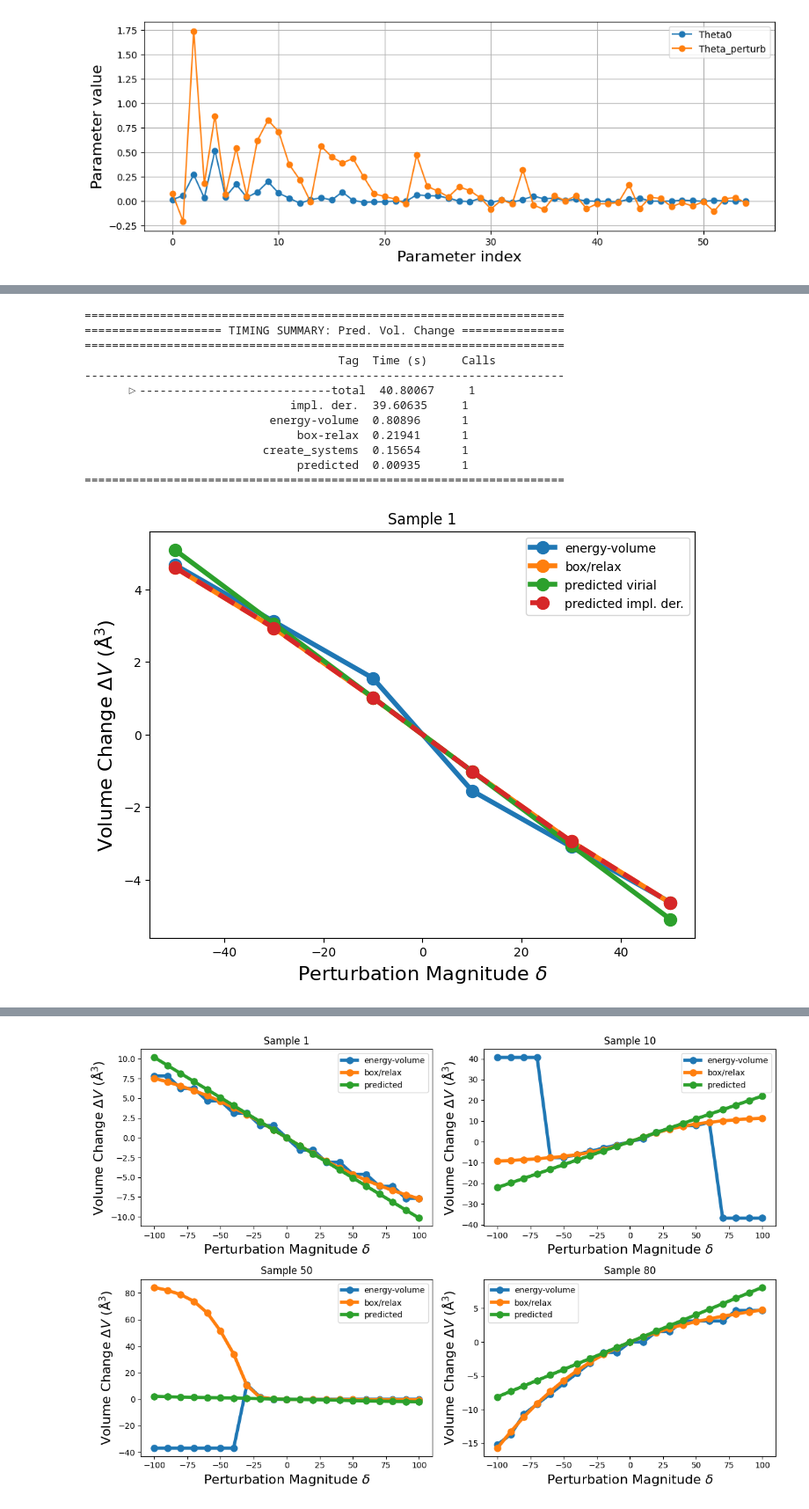
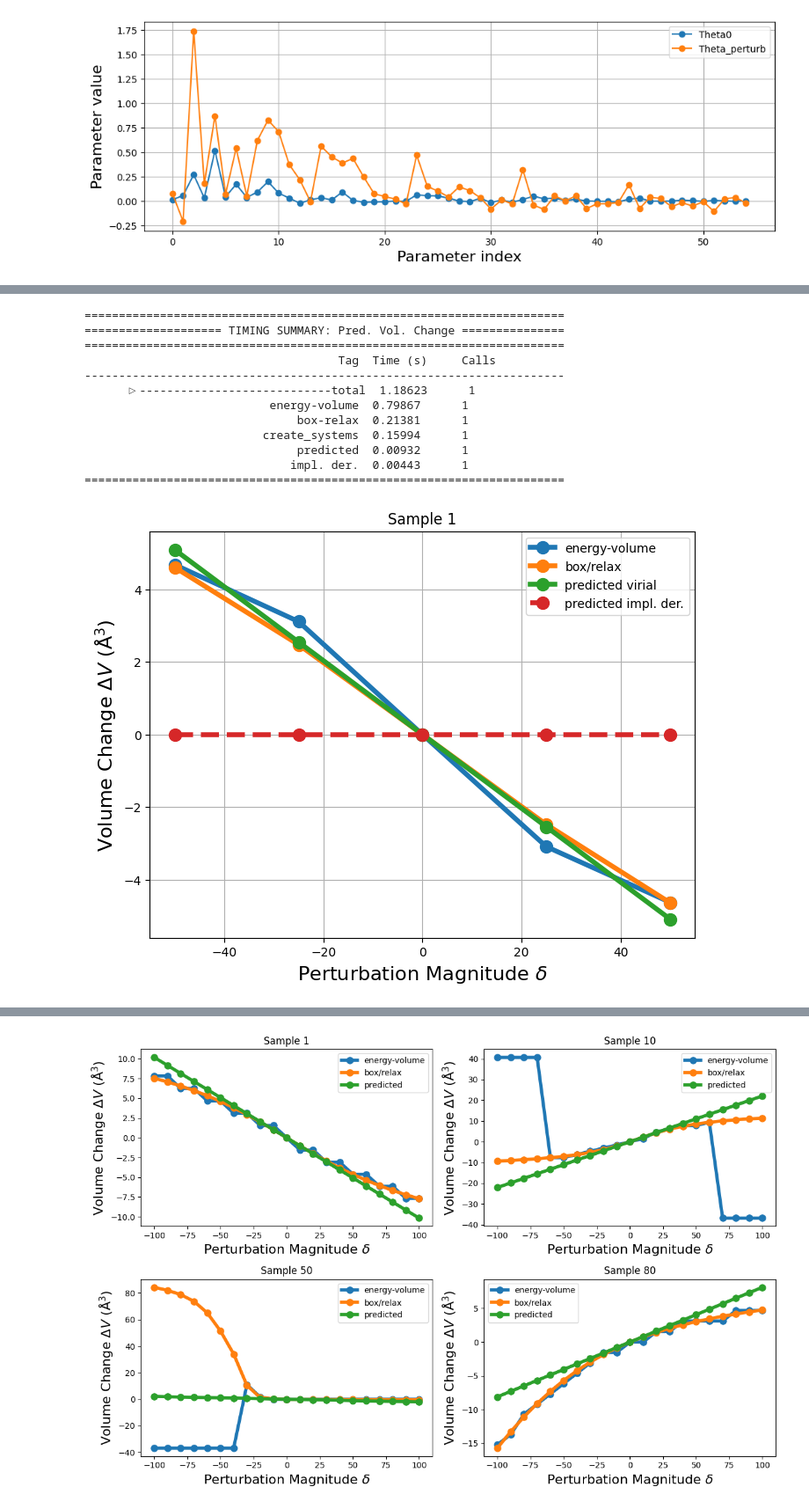
Before and after one commit to marseille-matmol/LammpsImplicitDerivative, a Jupyter notebook: examples/volume_bcc.ipynb, the cells around one changed output, grey strips where cells are left out. Shown at 88% size. Saved outputs shown, nothing was run; the diff lists cells and outputs as text; code cells hidden in the pictures.

```diff
--- a/examples/volume_bcc.ipynb
+++ b/examples/volume_bcc.ipynb
@@ -649,7 +612,7 @@ def predict_volume_change(delta, virial_der, sample=10, alat0=3.18427, impl_der=
 # %%
 
 #delta_array = np.linspace(-100.0, 100.0, 21)
-delta_array = np.linspace(-50.0, 50.0, 6)
+delta_array = np.linspace(-50.0, 50.0, 5)
 dV_en_vol_array = np.zeros_like(delta_array)
 dV_box_rel_array = np.zeros_like(delta_array)
 dV_pred_array = np.zeros_like(delta_array)
@@ -658,10 +621,13 @@ dV_impl_der_array = np.zeros_like(delta_array)
 W_system_tmp = LammpsSim(num_cells=num_cells, alat=alat, logname='W_tmp.log', minimize=False, verbose=False)
 virial_der0, spline_list, energy_array, volume_array = compute_virial_derivative(W_system_tmp, epsilon_array)
 
+system_box_rel = LammpsSim(num_cells=num_cells, alat=alat, logname='W_tmp0.log', minimize=False, verbose=False, fix_box_relax=True)
+dX_dTheta = system_box_rel.implicit_derivative(method='energy', alpha=1e-4, min_style='cg')
+
 sample = 1
 for i, delta in enumerate(delta_array):
     print(f'{i+1}/{len(delta_array)}')
-    result = predict_volume_change(delta, virial_der0, sample=sample, alat0=alat, impl_der=True, verbose=False)
+    result = predict_volume_change(delta, virial_der0, sample=sample, alat0=alat, dX_dTheta=dX_dTheta, verbose=False)
 
     dV_en_vol_array[i] = result['delta_V_en_vol']
     dV_box_rel_array[i] = result['delta_V_box_rel']
@@ -677,33 +660,34 @@ for i, delta in enumerate(delta_array):
 # %%
 tloc = result['tloc']
 print(tloc)
 
 fig, ax = plt.subplots(1, 1, figsize=(8, 6))
 ax.plot(delta_array, dV_en_vol_array, label='energy-volume', lw=4.0, marker='o', ms=10)
 ax.plot(delta_array, dV_box_rel_array, label='box/relax', lw=4.0, marker='o', ms=10)
 ax.plot(delta_array, dV_pred_array, label='predicted virial', lw=4.0, marker='o', ms=10)
 ax.plot(delta_array, dV_impl_der_array, label='predicted impl. der.', lw=4.0, marker='o', ms=10, ls='--')
 
 ax.set_title(f'Sample {sample}')
 fsize=16
 ax.set_xlabel('Perturbation Magnitude $\delta$', fontsize=fsize)
 ax.set_ylabel('Volume Change $\Delta V$ ($\mathrm{\AA}^3$)', fontsize=fsize)
 ax.legend()
+ax.grid()
 plt.show()
 # %% [output]
 ======================================================================
 ==================== TIMING SUMMARY: Pred. Vol. Change ===============
 ======================================================================
                                      Tag  Time (s)     Calls
 ----------------------------------------------------------------------
-      ▷----------------------------total  40.80067     1
-                              impl. der.  39.60635     1
-                           energy-volume  0.80896      1
-                               box-relax  0.21941      1
-                          create_systems  0.15654      1
-                               predicted  0.00935      1
+      ▷----------------------------total  1.18623      1
+                           energy-volume  0.79867      1
+                               box-relax  0.21381      1
+                          create_systems  0.15994      1
+                               predicted  0.00932      1
+                              impl. der.  0.00443      1
 ======================================================================
-[figure, old version]
+[figure, new version]
 # %%
 sample_list = [1, 10, 50, 80]
 
```
Also changed, not shown: parts of 3 cells of this notebook, 2 other files.
